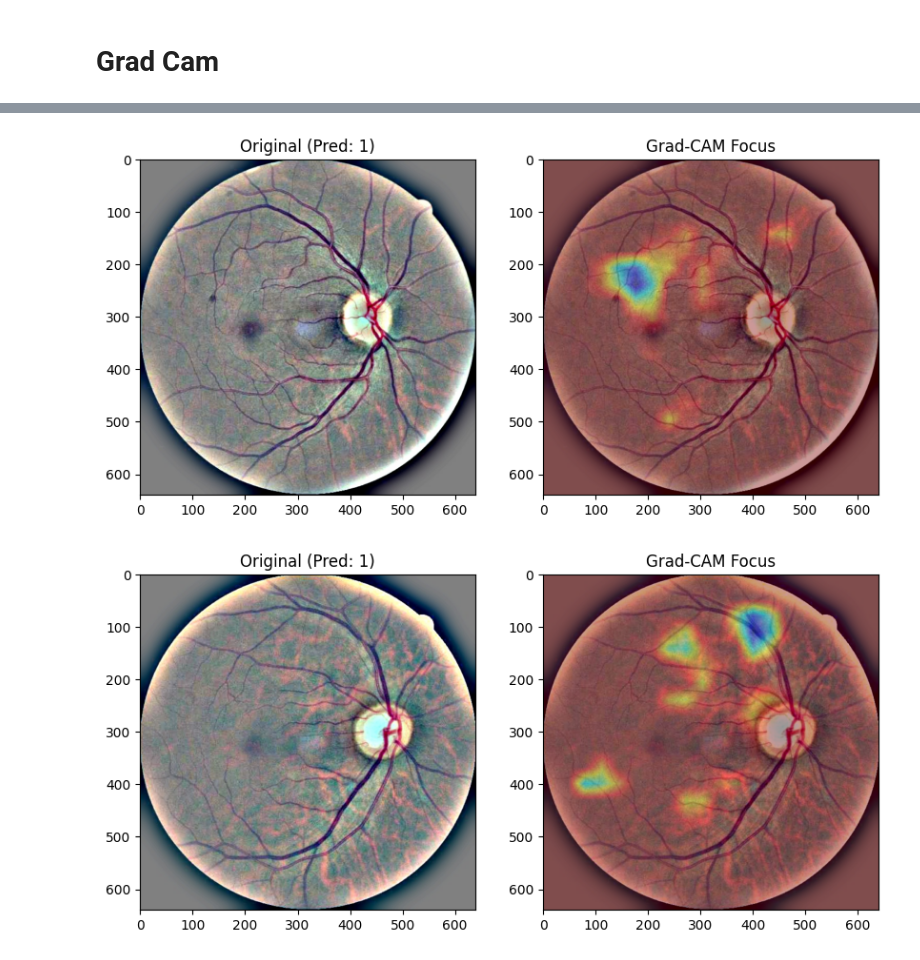
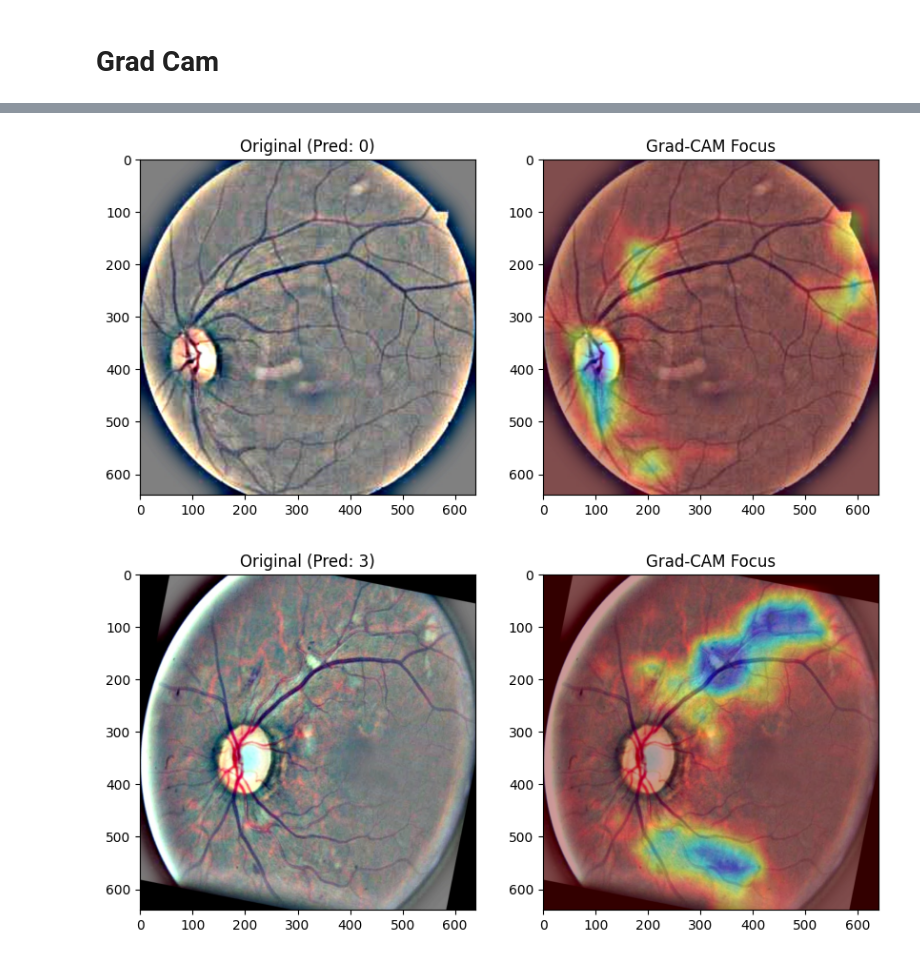
Before and after one commit to Bivid-npr/DR_project, a Jupyter notebook: dr-640-efficient.ipynb, the cells around one changed output, grey strips where cells are left out. Saved outputs shown, nothing was run; the diff lists cells and outputs as text; code cells hidden in the pictures.

Commit message:
Clean project: Added notebooks and evaluations, ignored dataset

```diff
--- a/dr-640-efficient.ipynb
+++ b/dr-640-efficient.ipynb
@@ -20,7 +20,7 @@ import seaborn as sns
 # Hyperparameter and Environment Configuration
 # %%
 DEVICE = torch.device("cuda" if torch.cuda.is_available() else "cpu")
-DATA_DIR = "/kaggle/input/ben-graham-preprocessed-dataset"
+DATA_DIR = "/kaggle/input/processed-dr-balanced"
 BATCH_SIZE = 16
 ACCUM_STEPS = 4
 EPOCHS = 25
@@ -157,7 +156,7 @@ for epoch in range(EPOCHS):
     # EARLY STOPPING & SAVING LOGIC
     if val_kappa > best_kappa:
         best_kappa = val_kappa
-        torch.save(model.state_dict(), "best_efficientnet_v2s.pth")
+        torch.save(model.state_dict(), "best_efficientnetv2_rw_s.pth")
         print(f"New Best Kappa! Saved Weights.")
         early_stop_counter = 0  # Reset
     else:
@@ -364,7 +363,7 @@ def plot_gradcam(img_path, model, transform):
     plt.show()
 # %%
 # 1. Load the best weights back into the model
-model.load_state_dict(torch.load("best_efficientnet_v2s.pth"))
+model.load_state_dict(torch.load("best_efficientnetv2_rw_s.pth"))
 
 # 2. Pick a few images from the validation set to test
 sample_paths = X_test[:5]  # Just the first 5 images for a quick check
@@ -378,2 +377,2 @@ for path in sample_paths:
-[figure, old version]
+[figure, new version]
-[figure, old version]
+[figure, new version]
```
Also changed, not shown: parts of 5 cells of this notebook, 8 other files.
